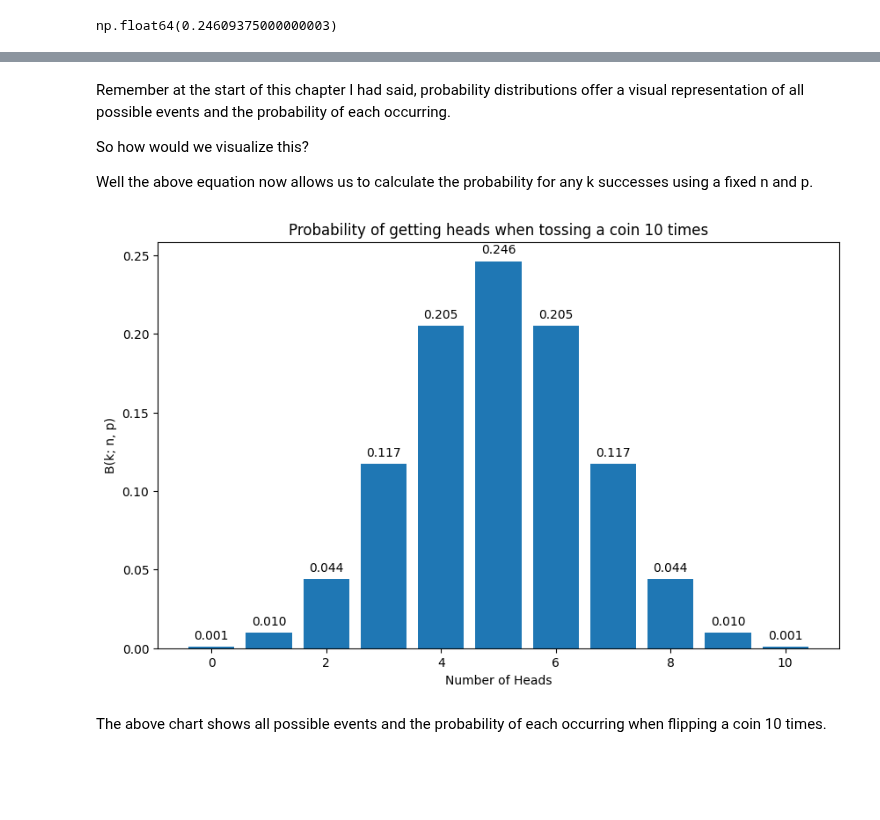
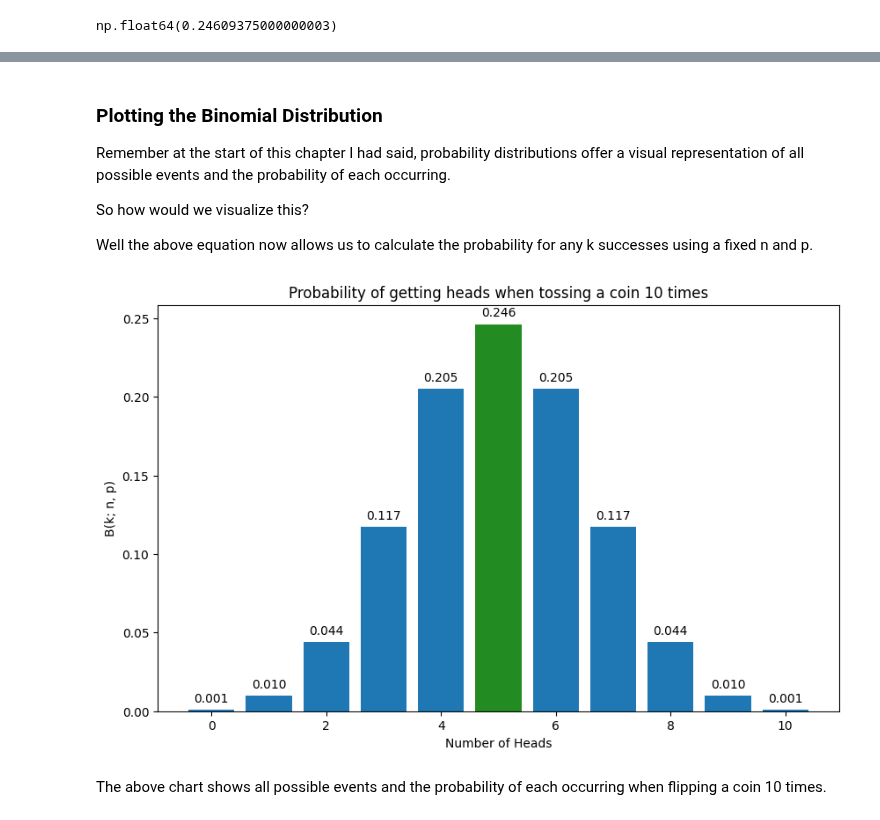
Before and after one commit to RohanRanshinge/causal-inference, a Jupyter notebook: zero-to-hero-bsts/PART_I-Bayesian-Statistics/04-Probability-Distributions-Binomial.ipynb, the cells around one changed output, grey strips where cells are left out. Saved outputs shown, nothing was run; the diff lists cells and outputs as text; code cells hidden in the pictures; blank space fills up the shorter version.

```diff
--- a/zero-to-hero-bsts/PART_I-Bayesian-Statistics/04-Probability-Distributions-Binomial.ipynb
+++ b/zero-to-hero-bsts/PART_I-Bayesian-Statistics/04-Probability-Distributions-Binomial.ipynb
@@ -90,4 +103,5 @@ np.float64(0.24609375000000003)
 # %% [markdown]
+### Plotting the Binomial Distribution
 Remember at the start of this chapter I had said, probability distributions offer a visual representation of all possible events and the probability of each occurring.
 
 So how would we visualize this?
@@ -101,35 +115,39 @@ from scipy.stats import binom
 
 # Parameters for the binomial distribution
 n = 10  # Number of trials (coin tosses)
 p = 0.5  # Probability of success (getting heads)
 
 
 # Generate the x-axis values (number of heads)
 x = np.arange(0, n + 1)
 
 
 # Calculate the probabilities for each number of heads
 probs = binom.pmf(x, n, p)
 
 
 # Create the plot with a larger size
 plt.figure(figsize=(10, 6))  # Adjust the width and height as needed
-plt.bar(x, probs)
+# Create a list of colors, highlighting the bar at x=5
+colors = ['tab:blue'] * len(x)
+colors[5] = 'forestgreen' # Set the color for x=5 to green
+
+plt.bar(x, probs, color=colors)
 
 
 # Add labels and title
 plt.xlabel("Number of Heads")
 plt.ylabel("B(k; n, p)")
 plt.title("Probability of getting heads when tossing a coin 10 times")
 
 # Add data labels on top of the bars
 for i, prob in enumerate(probs):
     plt.text(x[i], prob + 0.005, f'{prob:.3f}', ha='center') # Add text slightly above the bar
 
 # Display the plot
 plt.show()
 # %% [output]
-[figure, old version]
+[figure, new version]
 # %% [markdown]
 The above chart shows all possible events and the probability of each occurring when flipping a coin 10 times.
 # %% [markdown]
```
Also changed, not shown: parts of 4 cells of this notebook.
